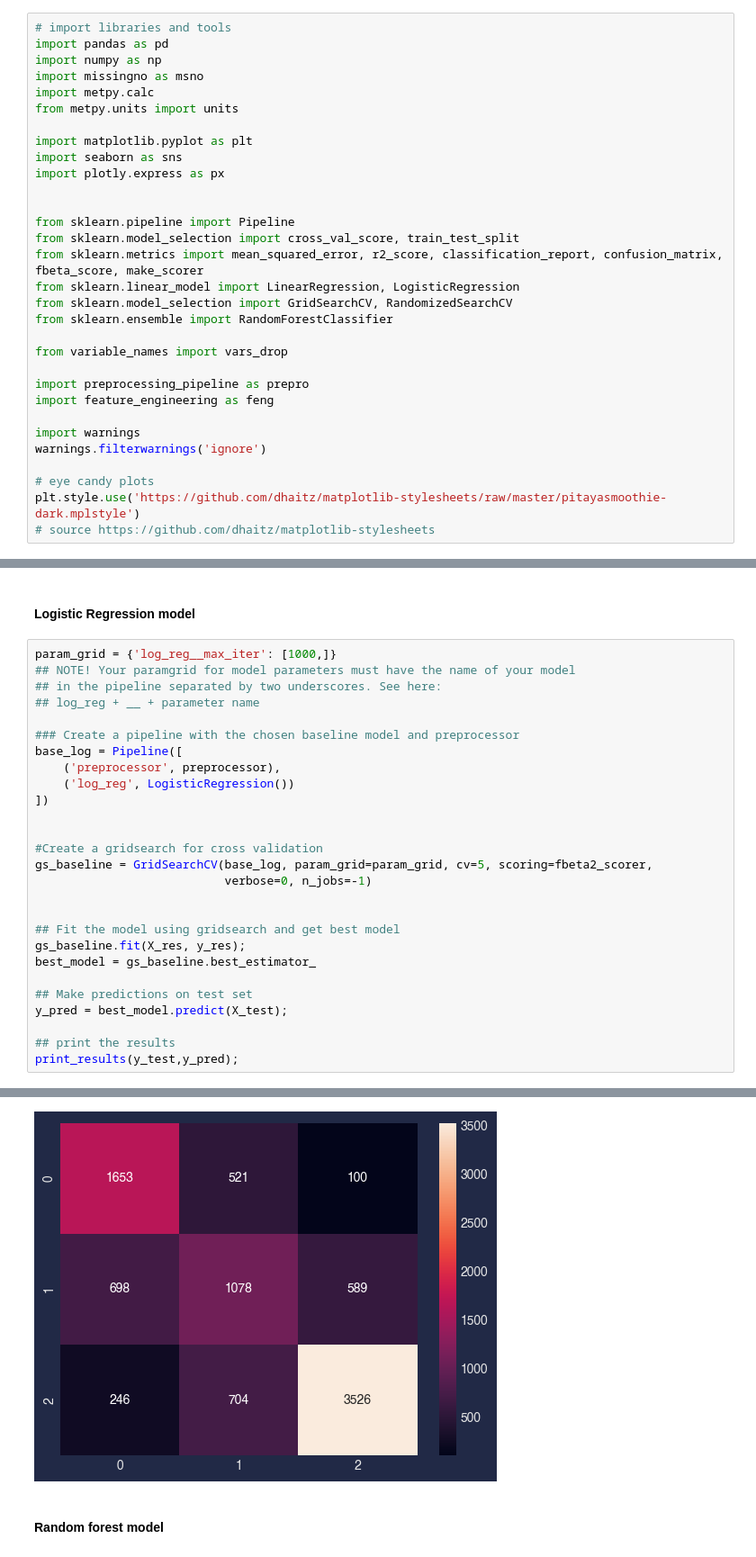
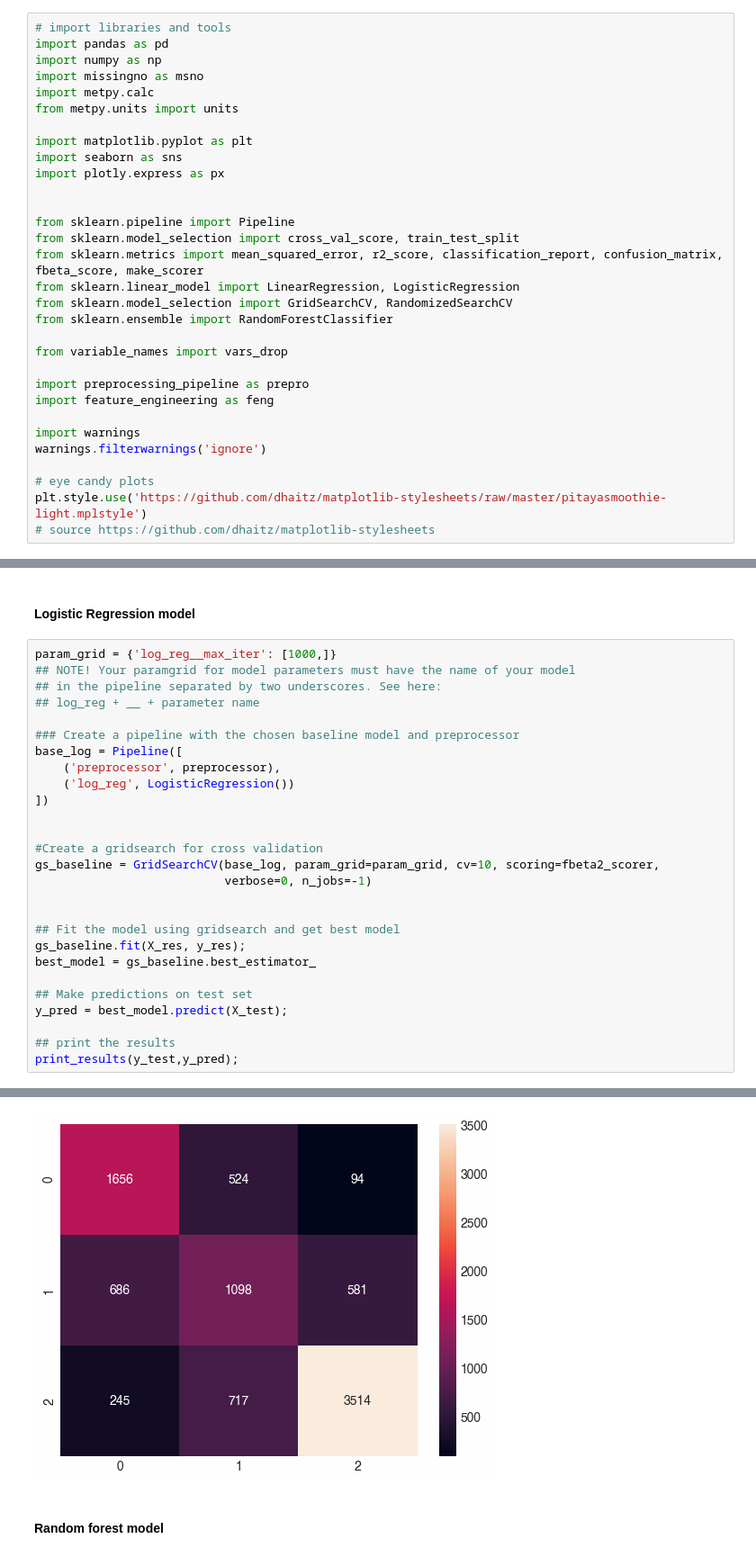
Before and after one commit to chris-hedemann/ml-project-air-pollution, a Jupyter notebook: ML_model_training.ipynb, the cells around one changed output, grey strips where cells are left out. Shown at 90% size. Drawn from its saved outputs; the diff is of its cells as text.

Commit message:
graph_baseline

```diff
--- a/ML_model_training.ipynb
+++ b/ML_model_training.ipynb
@@ -29,7 +29,7 @@ import warnings
 warnings.filterwarnings('ignore')
 
 # eye candy plots
-plt.style.use('https://github.com/dhaitz/matplotlib-stylesheets/raw/master/pitayasmoothie-dark.mplstyle')
+plt.style.use('https://github.com/dhaitz/matplotlib-stylesheets/raw/master/pitayasmoothie-light.mplstyle')
 # source https://github.com/dhaitz/matplotlib-stylesheets
 # %% [markdown]
 #### Get data and cleaning
@@ -152,7 +152,7 @@ base_log = Pipeline([
 
 
 #Create a gridsearch for cross validation
-gs_baseline = GridSearchCV(base_log, param_grid=param_grid, cv=5, scoring=fbeta2_scorer,
+gs_baseline = GridSearchCV(base_log, param_grid=param_grid, cv=10, scoring=fbeta2_scorer,
                            verbose=0, n_jobs=-1)
 
 
@@ -175,9 +175,9 @@ Average class-weighted f-beta score is 0.69
            2       0.84      0.79      0.81      4476
 
     accuracy                           0.69      9115
    macro avg       0.65      0.66      0.65      9115
 weighted avg       0.69      0.69      0.69      9115
-[figure, old version]
+[figure, new version]
 # %% [markdown]
 #### Random forest model
 # %%
```
Also changed, not shown: parts of 7 cells of this notebook.
